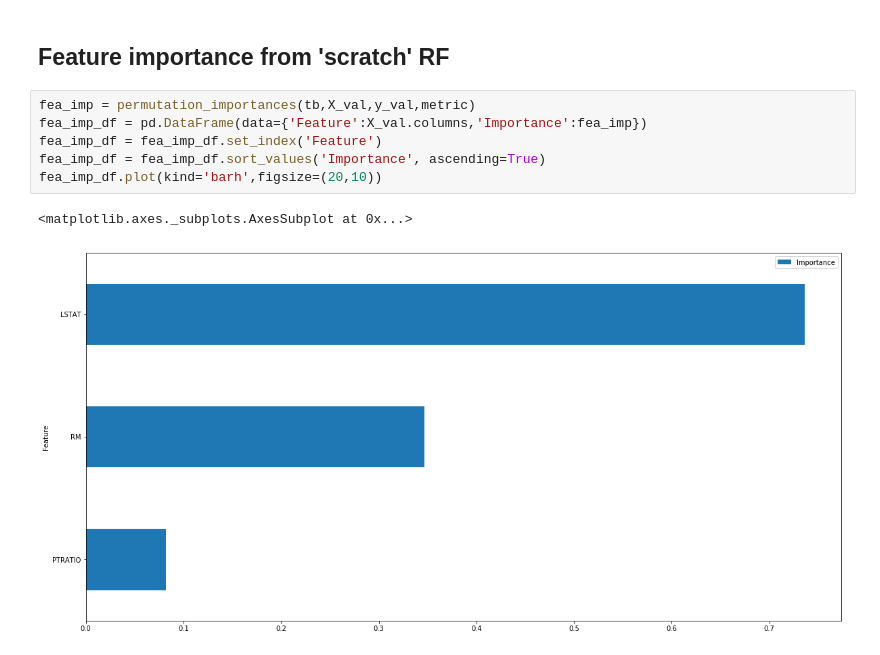
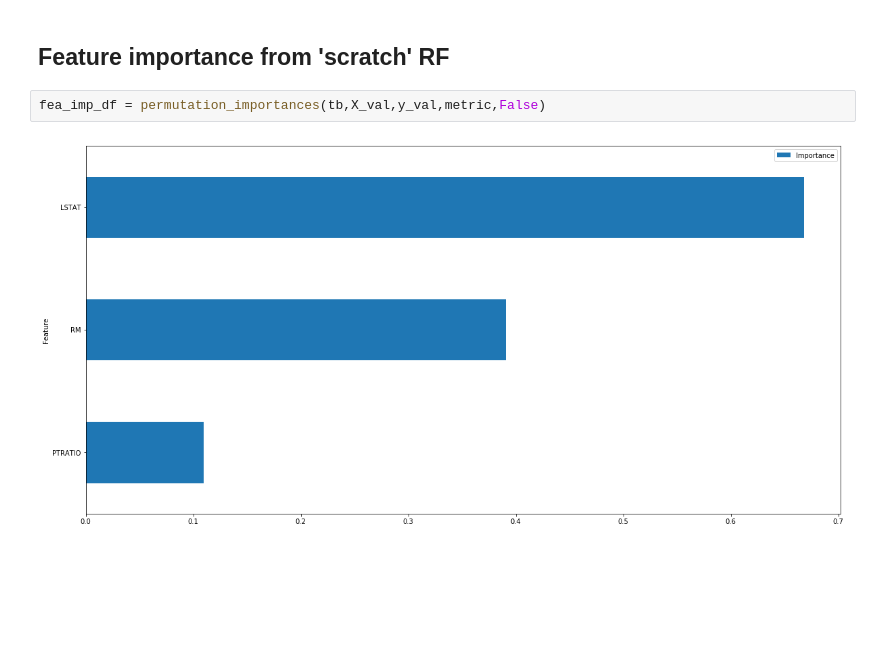
Before and after one commit to anhquan0412/basic_model_scratch, a Jupyter notebook: random_forest_regressor.ipynb, the cells around one changed output. Drawn from its saved outputs; the diff is of its cells as text; blank space fills up the shorter version.

```diff
--- a/random_forest_regressor.ipynb
+++ b/random_forest_regressor.ipynb
@@ -376,11 +231,6 @@ fea_imp_df.plot(kind='barh',figsize=(20,10))
 # %% [markdown]
 ## Feature importance from 'scratch' RF
-# %%
-fea_imp = permutation_importances(tb,X_val,y_val,metric)
-fea_imp_df = pd.DataFrame(data={'Feature':X_val.columns,'Importance':fea_imp})
-fea_imp_df = fea_imp_df.set_index('Feature')
-fea_imp_df = fea_imp_df.sort_values('Importance', ascending=True)
-fea_imp_df.plot(kind='barh',figsize=(20,10))
-# %% [output]
-<matplotlib.axes._subplots.AxesSubplot at 0x...>
-[figure, removed]
+# %%
+fea_imp_df = permutation_importances(tb,X_val,y_val,metric,False)
+# %% [output]
+[figure, added]
```
Also changed, not shown: parts of 34 cells of this notebook, 4 other files.
